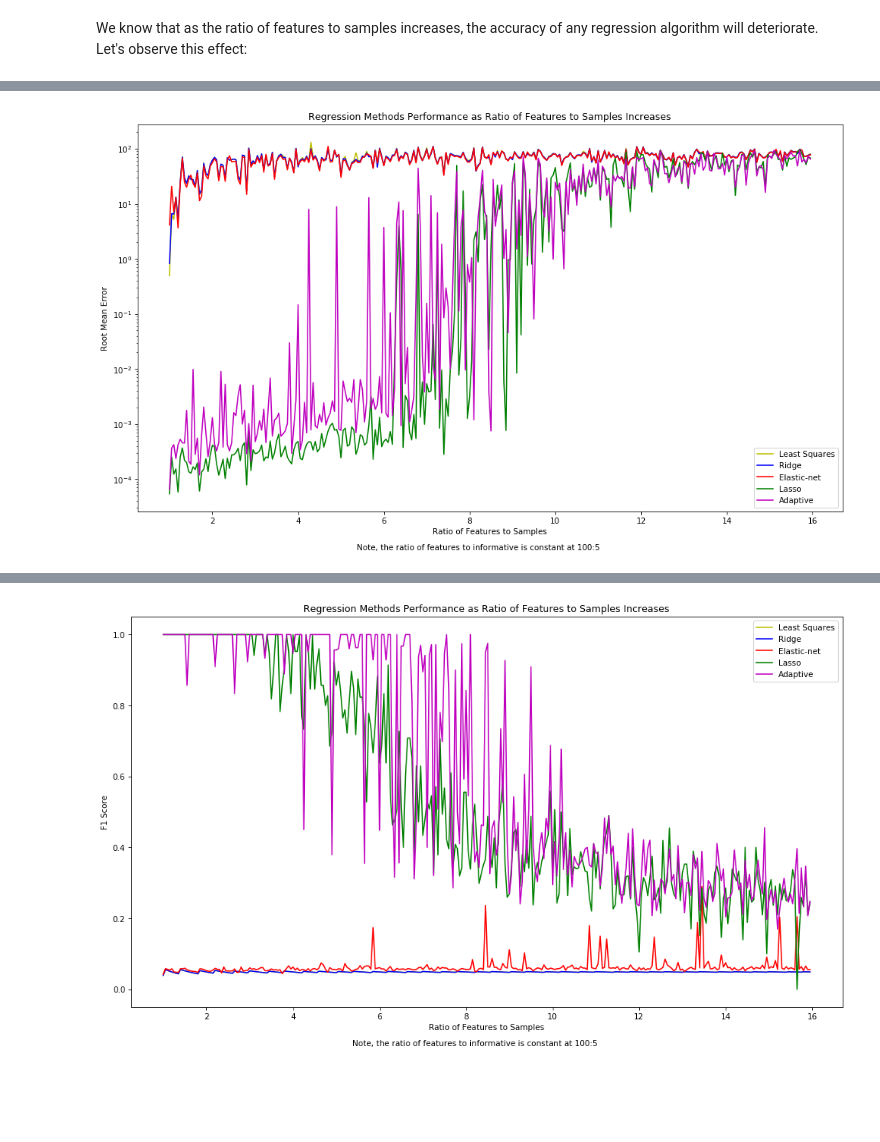
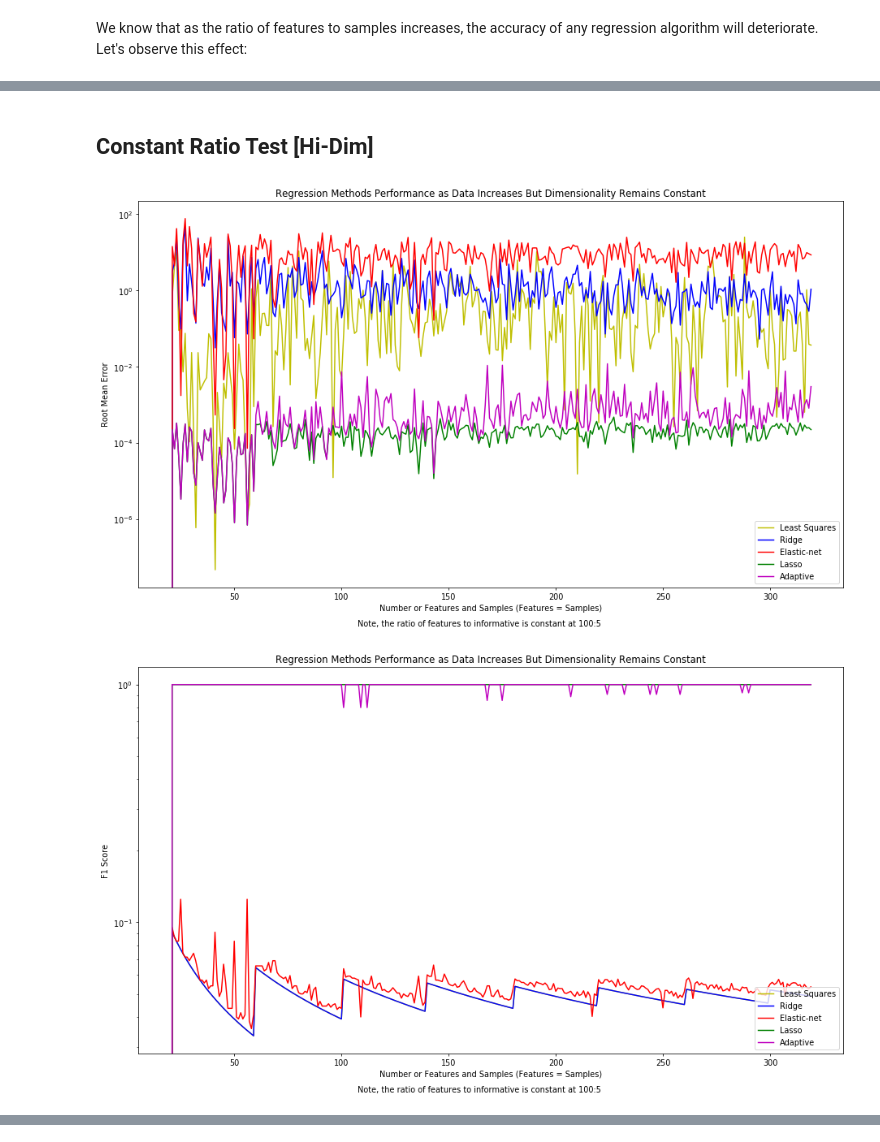
Before and after one commit to jamesmatthewhamilton/Random-Regression-Python, a Jupyter notebook: Random_Lasso_Analysis.ipynb, the cells around one changed output, grey strips where cells are left out. Drawn from its saved outputs; the diff is of its cells as text; code cells hidden in the pictures; blank space fills up the shorter version.

Commit message:
Added more scalable massive plotting function.

```diff
--- a/Random_Lasso_Analysis.ipynb
+++ b/Random_Lasso_Analysis.ipynb
@@ -112,13 +146,37 @@ for ii in tqdm(range(tests)):
+# %% [markdown]
+## Constant Ratio Test [Hi-Dim]
+# %%
+def func1(x, y, z, ii):
+    return x + ii
+
+def func2(x, y, z, ii):
+    return y + ii
+
+def func3(x, y, z, ii):
+    return y * 0.05
+
+rme, f1, runtime, sfi, names = supermassive_regression_test(
+    tests=300,
+    sample_start=20,
+    feature_start=20,
+    informative_start=1,
+    sample_scale_function=func1,
+    feature_scale_function=func2,
+    informative_scale_function=func3,
+    verbose=False
+)
 # %%
-generate_large_plot(
-    title="Regression Methods Performance as Ratio of Features to Samples Increases",
-    xlabel="Ratio of Features to Samples",
-    ylabel="Root Mean Error",
-    footnote="Note, the ratio of features to informative is constant at 100:5",
-    xdata=ratio_feat_to_samp,
-    ydata=np.array([rme_least_squares, rme_ridge, rme_elastic, rme_lasso, rme_adaptive]),
-    legend=np.array(["Least Squares", "Ridge", "Elastic-net", "Lasso", "Adaptive"]),
-    legend_loc="lower right",
-    log=True)
+supermassive_regression_plot(
+    title="Regression Methods Performance as Data Increases But Dimensionality Remains Constant",
+    xlabel="Number or Features and Samples (Features = Samples)",
+    ylabel=np.array(["Root Mean Error", "F1 Score", "Runtime"]),
+    footnote="Note, the ratio of features to informative is constant at 200:5",
+    xdata=sfi[0, :],
+    ydata=np.array([rme, f1, runtime]),
+    legend=names,
+    legend_loc=np.array(["lower right", "lower right", "lower right"]),
+    log=True
+)
 # %% [output]
-[figure, old version]
+[figure, new version]
+[figure, added]
@@ -125,13 +183,0 @@ generate_large_plot(
-# %%
-generate_large_plot(
-    title="Regression Methods Performance as Ratio of Features to Samples Increases",
-    xlabel="Ratio of Features to Samples",
-    ylabel="F1 Score",
-    footnote="Note, the ratio of features to informative is constant at 100:5",
-    xdata=ratio_feat_to_samp,
-    ydata=np.array([f1_least_squares, f1_ridge, f1_elastic, f1_lasso, f1_adaptive]),
-    legend=np.array(["Least Squares", "Ridge", "Elastic-net", "Lasso", "Adaptive"]),
-    legend_loc="upper right",
-    log=False)
-# %% [output]
-[figure, removed]
```
Also changed, not shown: parts of 12 cells of this notebook, 1 other file.
